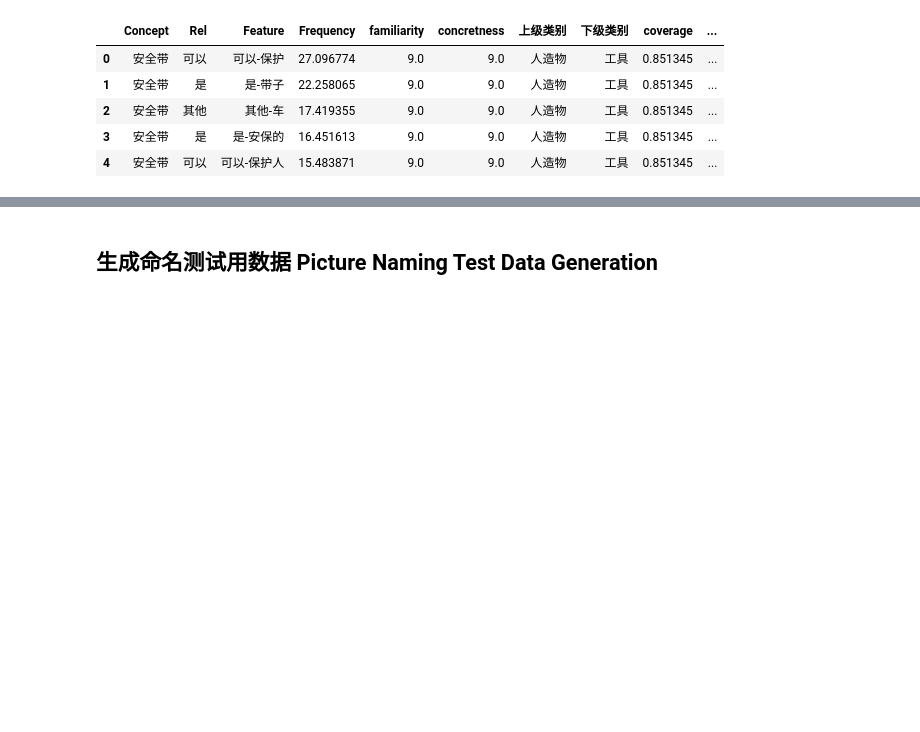
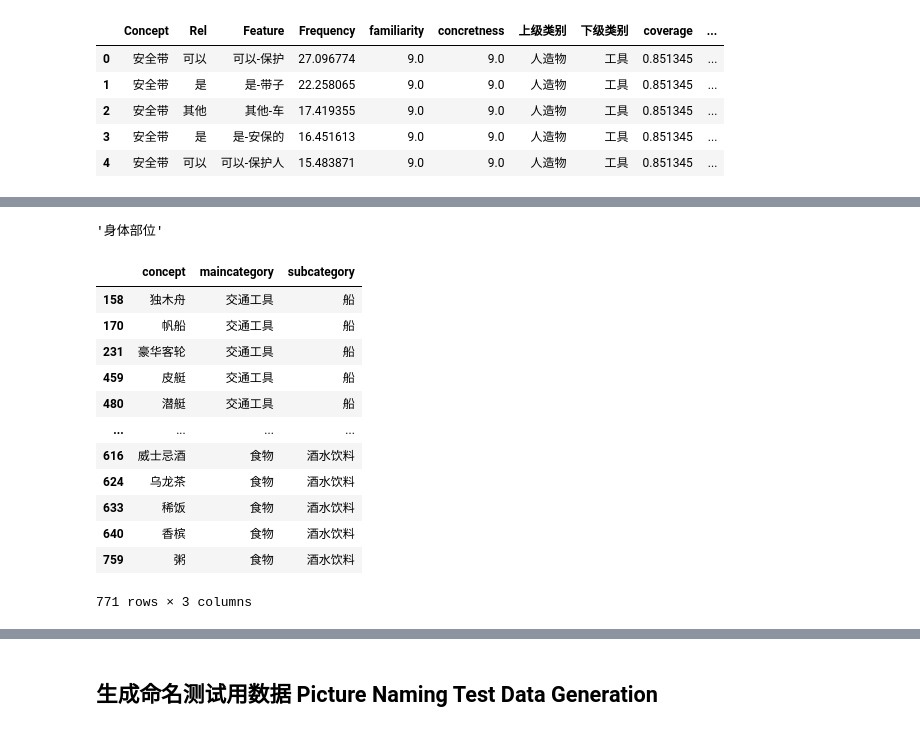
Before and after one commit to JoseZhangSH/SemanticNetwork_DataAnalysis, a Jupyter notebook: data/02-04_MasterSemanticNetwork-Test&TherapyDataGeneration.ipynb, the cells around one changed output, grey strips where cells are left out. Saved outputs shown, nothing was run; the diff lists cells and outputs as text; code cells hidden in the pictures; blank space fills up the shorter version.

```diff
--- a/data/02-04_MasterSemanticNetwork-Test&TherapyDataGeneration.ipynb
+++ b/data/02-04_MasterSemanticNetwork-Test&TherapyDataGeneration.ipynb
@@ -26,3 +26,7 @@ df_complete.head()
 | 2 | 安全带 | 其他 | 其他-车 | 17.419355 | 9.0 | 9.0 | 人造物 | 工具 | 0.851345 | ... |
 | 3 | 安全带 | 是 | 是-安保的 | 16.451613 | 9.0 | 9.0 | 人造物 | 工具 | 0.851345 | ... |
 | 4 | 安全带 | 可以 | 可以-保护人 | 15.483871 | 9.0 | 9.0 | 人造物 | 工具 | 0.851345 | ... |
+# %%
+with open('02_Graph/MasterConceptNetwork.json') as f:
+    js_graph = json.load(f)
+    G_MasterConceptNetwork = nx.json_graph.node_link_graph(js_graph)
@@ -28,0 +125,14 @@ df_complete.head()
+# %%
+cue_words = []
+
+maincategorys = NodeAttributeValueList(G_MasterConceptNetwork,'maincategory')
+for i in maincategorys:
+    print(i)
+    view = ClusterFilter(G_MasterConceptNetwork,'maincategory',i,'weight',0,True,'Gephi')
+    # subcategorys = NodeAttributeValueList(view,'subcategory')
+    # for j in subcategorys:
+    #     nodes = [x for x,y in view.nodes(data=True) if y['subcategory']==j]
+    #     print(j, len(nodes))
+    cue_words_maincategory = NodeSampling(view,20,'log')
+    cue_words = cue_words + cue_words_maincategory
+    print(cue_words_maincategory)
@@ -28,0 +158,35 @@ df_complete.head()
+# %%
+G_MasterConceptNetwork.nodes()['脚背']['maincategory']
+# %% [output]
+'身体部位'
+# %%
+concepts = []
+maincategorys = []
+subcategorys = []
+
+for i in list(G_MasterConceptNetwork.nodes()):
+    concepts.append(i)
+    maincategorys.append(G_MasterConceptNetwork.nodes()[i]['maincategory'])
+    subcategorys.append(G_MasterConceptNetwork.nodes()[i]['subcategory'])
+
+df_nodes = pd.DataFrame(concepts,columns=["concept"])
+# %%
+df_nodes['maincategory'] = maincategorys
+df_nodes['subcategory'] = subcategorys
+df_nodes = df_nodes.sort_values(['maincategory','subcategory'])
+# %%
+df_nodes
+# %% [output]
+|  | concept | maincategory | subcategory |
+| 158 | 独木舟 | 交通工具 | 船 |
+| 170 | 帆船 | 交通工具 | 船 |
+| 231 | 豪华客轮 | 交通工具 | 船 |
+| 459 | 皮艇 | 交通工具 | 船 |
+| 480 | 潜艇 | 交通工具 | 船 |
+| ... | ... | ... | ... |
+| 616 | 威士忌酒 | 食物 | 酒水饮料 |
+| 624 | 乌龙茶 | 食物 | 酒水饮料 |
+| 633 | 稀饭 | 食物 | 酒水饮料 |
+| 640 | 香槟 | 食物 | 酒水饮料 |
+| 759 | 粥 | 食物 | 酒水饮料 |
+771 rows × 3 columns
```
Also changed, not shown: parts of 20 cells of this notebook, 24 other files.
